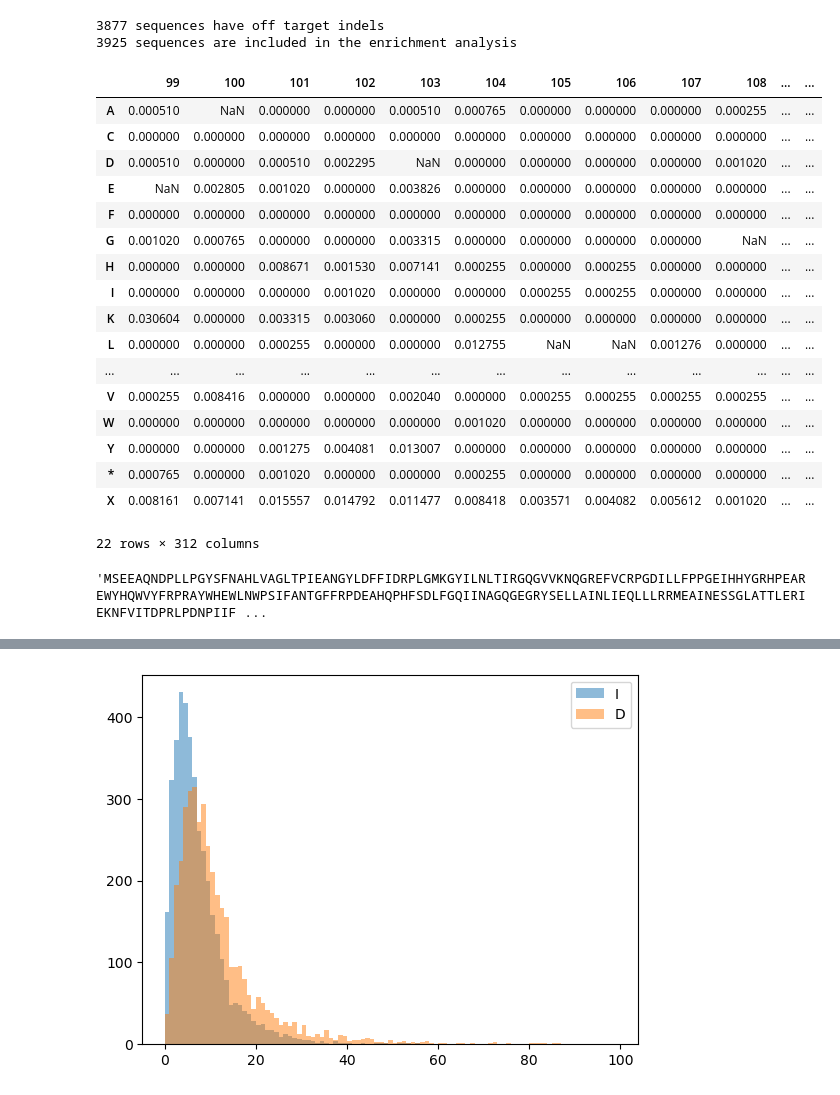
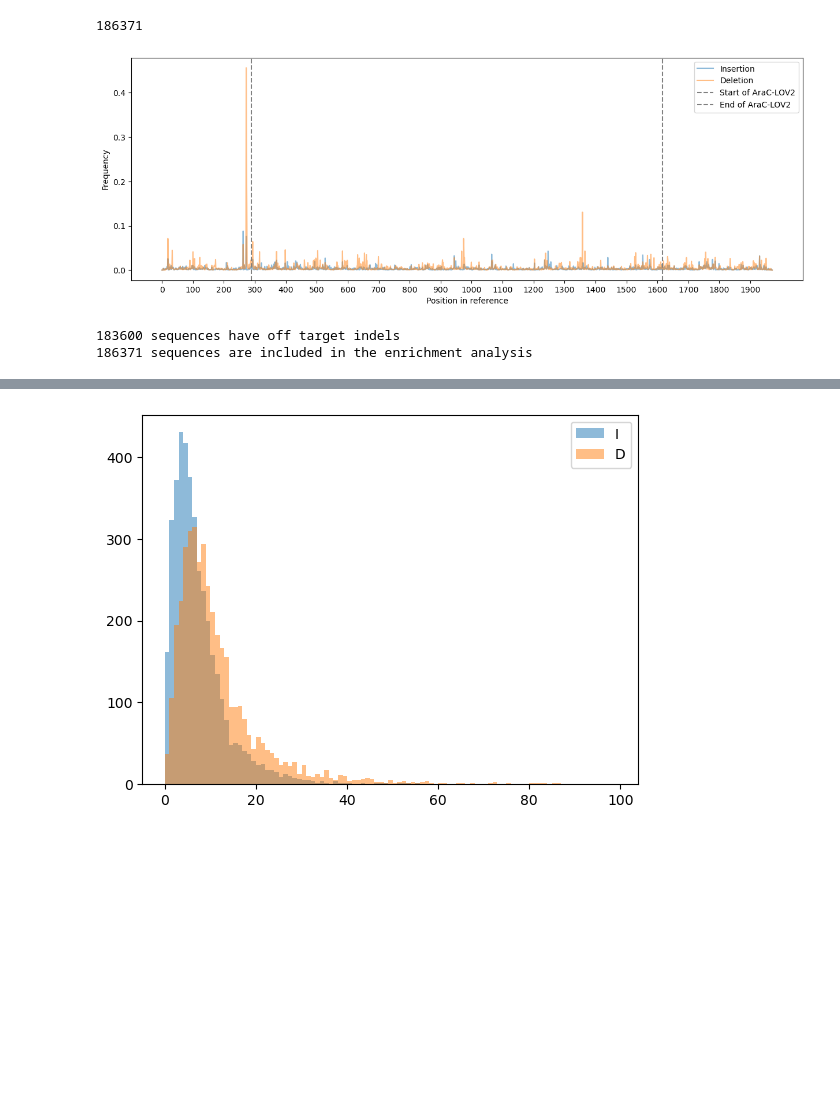
Before and after one commit to AliceHovsepyan/pogo_pance_draft, a Jupyter notebook: Nanopore_analysis.ipynb, the cells around one changed output, grey strips where cells are left out. Drawn from its saved outputs; the diff is of its cells as text; code cells hidden in the pictures; blank space fills up the shorter version.

Commit message:
Nanopore automated

```diff
--- a/Nanopore_analysis.ipynb
+++ b/Nanopore_analysis.ipynb
@@ -213,31 +72,40 @@ def characterize_DMS_blast_alignment(aligned_reads, ref, data_type = "AA"):
+# %%
+
+with open(f"/home/student/anna/DMS_analysis/data/Nanopore/{barcode}/cleaned_reads.csv", "r", newline="") as f:
+    reader = csv.reader(f)
+    all_reads = list(reader)  # Convert the reader object into a list
+
+all_reads = [read[0] for read in all_reads]
+# Print the data
+print(len(all_reads))
+# %% [output]
+186371
+# %%
+indels = pd.read_csv(f"/home/student/anna/DMS_analysis/data/Nanopore/{barcode}/indels.csv", index_col=0)
+start_arac =297-9
+end_arac = indels.shape[1]-355
+indels = indels/len(all_reads)
+# %%
+fig, axes = plt.subplots(figsize=(15, 5))
+plt.plot(indels.loc["I"], label = "Insertion", alpha = 0.5)
+plt.plot(indels.loc["D"], label = "Deletion", alpha = 0.5)
+plt.axvline(start_arac, color = "grey", linestyle = "--", label = "Start of AraC-LOV2")
+plt.axvline(end_arac, color = "grey", linestyle = "--", label = "End of AraC-LOV2")
+plt.xticks(list(range(0, len(indels.columns), 100)), list(range(0, len(indels.columns), 100)))
+plt.xlabel("Position in reference")
+plt.ylabel("Frequency")
+plt.legend()
+plt.show()
+# %% [output]
+[figure, added]
 # %%
 data_type = "AA"
-all_variants, enrichment_counts,enrichment_relative, indels_freq = characterize_DMS_blast_alignment(aligned_reads = all_references, ref = ref[9:], data_type = "AA")
+ref = ref_R2
+
+all_variants, enrichment_counts,enrichment_relative, indels_freq = characterize_DMS_Nanopore(aligned_reads = all_reads, ref = ref[9:], data_type = "AA")
 # %% [output]
-3877 sequences have off target indels
-3925 sequences are included in the enrichment analysis
+183600 sequences have off target indels
+186371 sequences are included in the enrichment analysis
 # %%
-enrichment_relative.iloc[:,297//3:-727//3]
+araclov2_enr = enrichment_relative.iloc[:,(297-9)//3:-355//3]
+araclov2_enr.columns = annots_R2
-# %% [output]
-|  | 99 | 100 | 101 | 102 | 103 | 104 | 105 | 106 | 107 | 108 | ... | ... |
-| A | 0.000510 | NaN | 0.000000 | 0.000000 | 0.000510 | 0.000765 | 0.000000 | 0.000000 | 0.000000 | 0.000255 | ... | ... |
-| C | 0.000000 | 0.000000 | 0.000000 | 0.000000 | 0.000000 | 0.000000 | 0.000000 | 0.000000 | 0.000000 | 0.000000 | ... | ... |
-| D | 0.000510 | 0.000000 | 0.000510 | 0.002295 | NaN | 0.000000 | 0.000000 | 0.000000 | 0.000000 | 0.001020 | ... | ... |
-| E | NaN | 0.002805 | 0.001020 | 0.000000 | 0.003826 | 0.000000 | 0.000000 | 0.000000 | 0.000000 | 0.000000 | ... | ... |
-| F | 0.000000 | 0.000000 | 0.000000 | 0.000000 | 0.000000 | 0.000000 | 0.000000 | 0.000000 | 0.000000 | 0.000000 | ... | ... |
-| G | 0.001020 | 0.000765 | 0.000000 | 0.000000 | 0.003315 | 0.000000 | 0.000000 | 0.000000 | 0.000000 | NaN | ... | ... |
-| H | 0.000000 | 0.000000 | 0.008671 | 0.001530 | 0.007141 | 0.000255 | 0.000000 | 0.000255 | 0.000000 | 0.000000 | ... | ... |
-| I | 0.000000 | 0.000000 | 0.000000 | 0.001020 | 0.000000 | 0.000000 | 0.000255 | 0.000255 | 0.000000 | 0.000000 | ... | ... |
-| K | 0.030604 | 0.000000 | 0.003315 | 0.003060 | 0.000000 | 0.000255 | 0.000000 | 0.000000 | 0.000000 | 0.000000 | ... | ... |
-| L | 0.000000 | 0.000000 | 0.000255 | 0.000000 | 0.000000 | 0.012755 | NaN | NaN | 0.001276 | 0.000000 | ... | ... |
-| ... | ... | ... | ... | ... | ... | ... | ... | ... | ... | ... | ... | ... |
-| V | 0.000255 | 0.008416 | 0.000000 | 0.000000 | 0.002040 | 0.000000 | 0.000255 | 0.000255 | 0.000255 | 0.000255 | ... | ... |
-| W | 0.000000 | 0.000000 | 0.000000 | 0.000000 | 0.000000 | 0.001020 | 0.000000 | 0.000000 | 0.000000 | 0.000000 | ... | ... |
-| Y | 0.000000 | 0.000000 | 0.001275 | 0.004081 | 0.013007 | 0.000000 | 0.000000 | 0.000000 | 0.000000 | 0.000000 | ... | ... |
-| * | 0.000765 | 0.000000 | 0.001020 | 0.000000 | 0.000000 | 0.000255 | 0.000000 | 0.000000 | 0.000000 | 0.000000 | ... | ... |
-| X | 0.008161 | 0.007141 | 0.015557 | 0.014792 | 0.011477 | 0.008418 | 0.003571 | 0.004082 | 0.005612 | 0.001020 | ... | ... |
-22 rows × 312 columns
-# %%
-translate_dna2aa(ref[297:-727])
-# %% [output]
-'MSEEAQNDPLLPGYSFNAHLVAGLTPIEANGYLDFFIDRPLGMKGYILNLTIRGQGVVKNQGREFVCRPGDILLFPPGEIHHYGRHPEAREWYHQWVYFRPRAYWHEWLNWPSIFANTGFFRPDEAHQPHFSDLFGQIINAGQGEGRYSELLAINLIEQLLLRRMEAINESSGLATTLERIEKNFVITDPRLPDNPIIF ...
```
Also changed, not shown: parts of 20 cells of this notebook, 5 other files.
